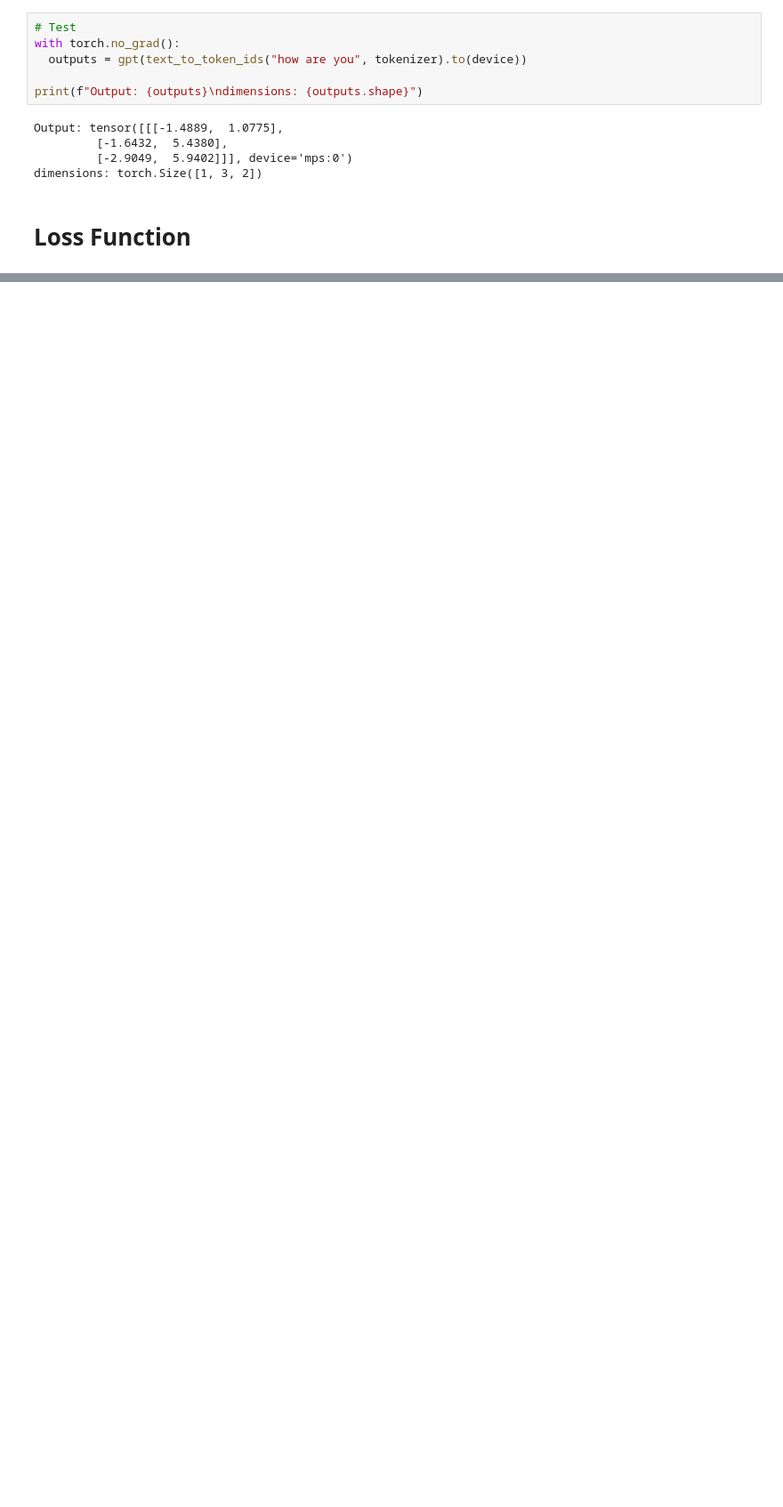
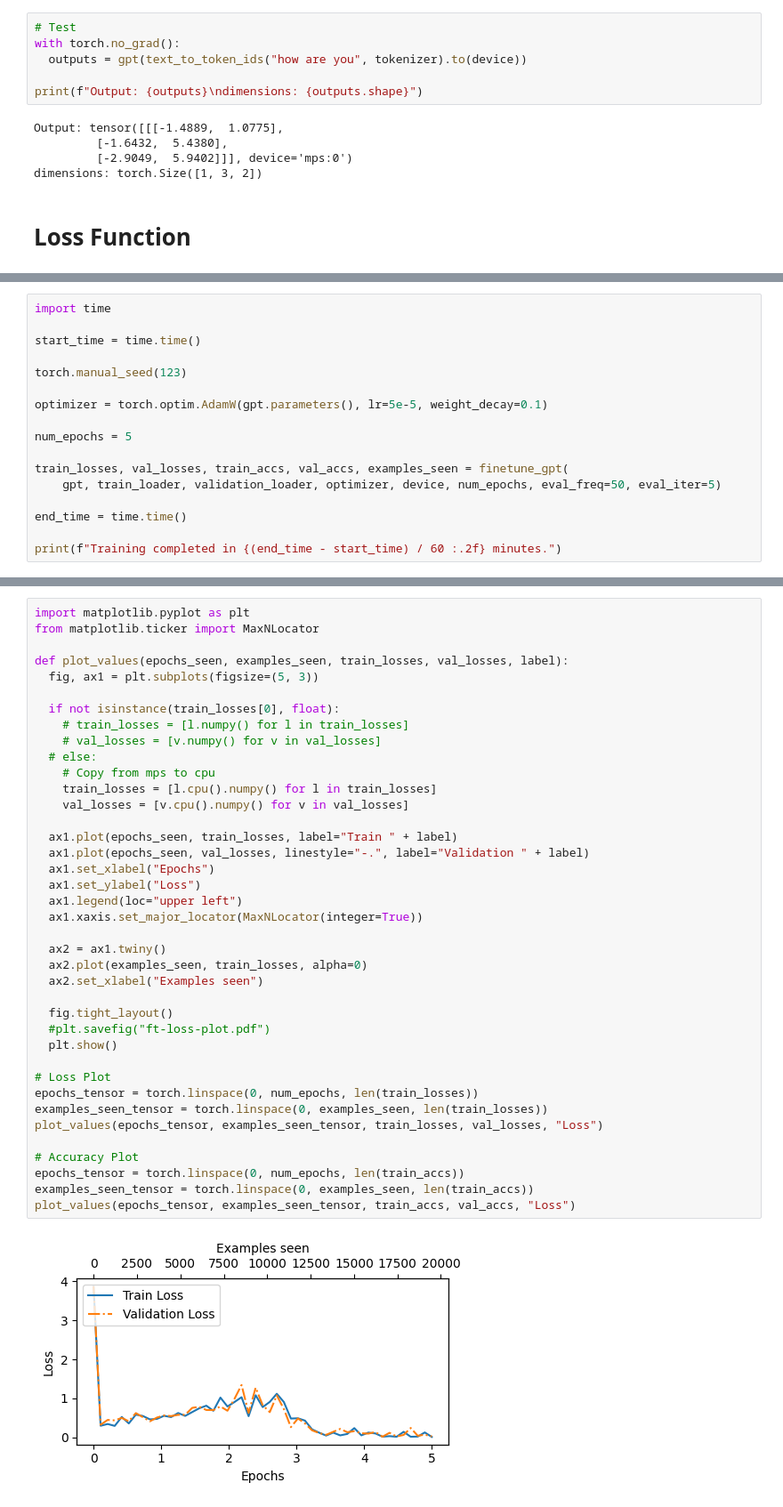
Before and after one commit to hhwangcocora/build_a_llm_from_scratch, a Jupyter notebook: Classification_finetuning.ipynb, the cells around one changed output, grey strips where cells are left out. Shown at 89% size. Saved outputs shown, nothing was run; the diff lists cells and outputs as text; blank space fills up the shorter version.

Commit message:
classification finetuning loss function, validation, and training

```diff
--- a/Classification_finetuning.ipynb
+++ b/Classification_finetuning.ipynb
@@ -568,0 +675,17 @@ dimensions: torch.Size([1, 3, 2])
+# %%
+import time
+
+start_time = time.time()
+
+torch.manual_seed(123)
+
+optimizer = torch.optim.AdamW(gpt.parameters(), lr=5e-5, weight_decay=0.1)
+
+num_epochs = 5
+
+train_losses, val_losses, train_accs, val_accs, examples_seen = finetune_gpt(
+    gpt, train_loader, validation_loader, optimizer, device, num_epochs, eval_freq=50, eval_iter=5)
+
+end_time = time.time()
+
+print(f"Training completed in {(end_time - start_time) / 60 :.2f} minutes.")
@@ -568,0 +710,41 @@ dimensions: torch.Size([1, 3, 2])
+# %%
+import matplotlib.pyplot as plt
+from matplotlib.ticker import MaxNLocator
+
+def plot_values(epochs_seen, examples_seen, train_losses, val_losses, label):
+  fig, ax1 = plt.subplots(figsize=(5, 3))
+
+  if not isinstance(train_losses[0], float):
+    # train_losses = [l.numpy() for l in train_losses]
+    # val_losses = [v.numpy() for v in val_losses]
+  # else:
+    # Copy from mps to cpu
+    train_losses = [l.cpu().numpy() for l in train_losses]
+    val_losses = [v.cpu().numpy() for v in val_losses]
+
+  ax1.plot(epochs_seen, train_losses, label="Train " + label)
+  ax1.plot(epochs_seen, val_losses, linestyle="-.", label="Validation " + label)
+  ax1.set_xlabel("Epochs")
+  ax1.set_ylabel("Loss")
+  ax1.legend(loc="upper left")
+  ax1.xaxis.set_major_locator(MaxNLocator(integer=True))
+
+  ax2 = ax1.twiny()
+  ax2.plot(examples_seen, train_losses, alpha=0)
+  ax2.set_xlabel("Examples seen")
+
+  fig.tight_layout()
+  #plt.savefig("ft-loss-plot.pdf")
+  plt.show()
+
+# Loss Plot
+epochs_tensor = torch.linspace(0, num_epochs, len(train_losses))
+examples_seen_tensor = torch.linspace(0, examples_seen, len(train_losses))
+plot_values(epochs_tensor, examples_seen_tensor, train_losses, val_losses, "Loss")
+
+# Accuracy Plot
+epochs_tensor = torch.linspace(0, num_epochs, len(train_accs))
+examples_seen_tensor = torch.linspace(0, examples_seen, len(train_accs))
+plot_values(epochs_tensor, examples_seen_tensor, train_accs, val_accs, "Loss")
+# %% [output]
+[figure, added]
```
Also changed, not shown: parts of 10 cells of this notebook.
